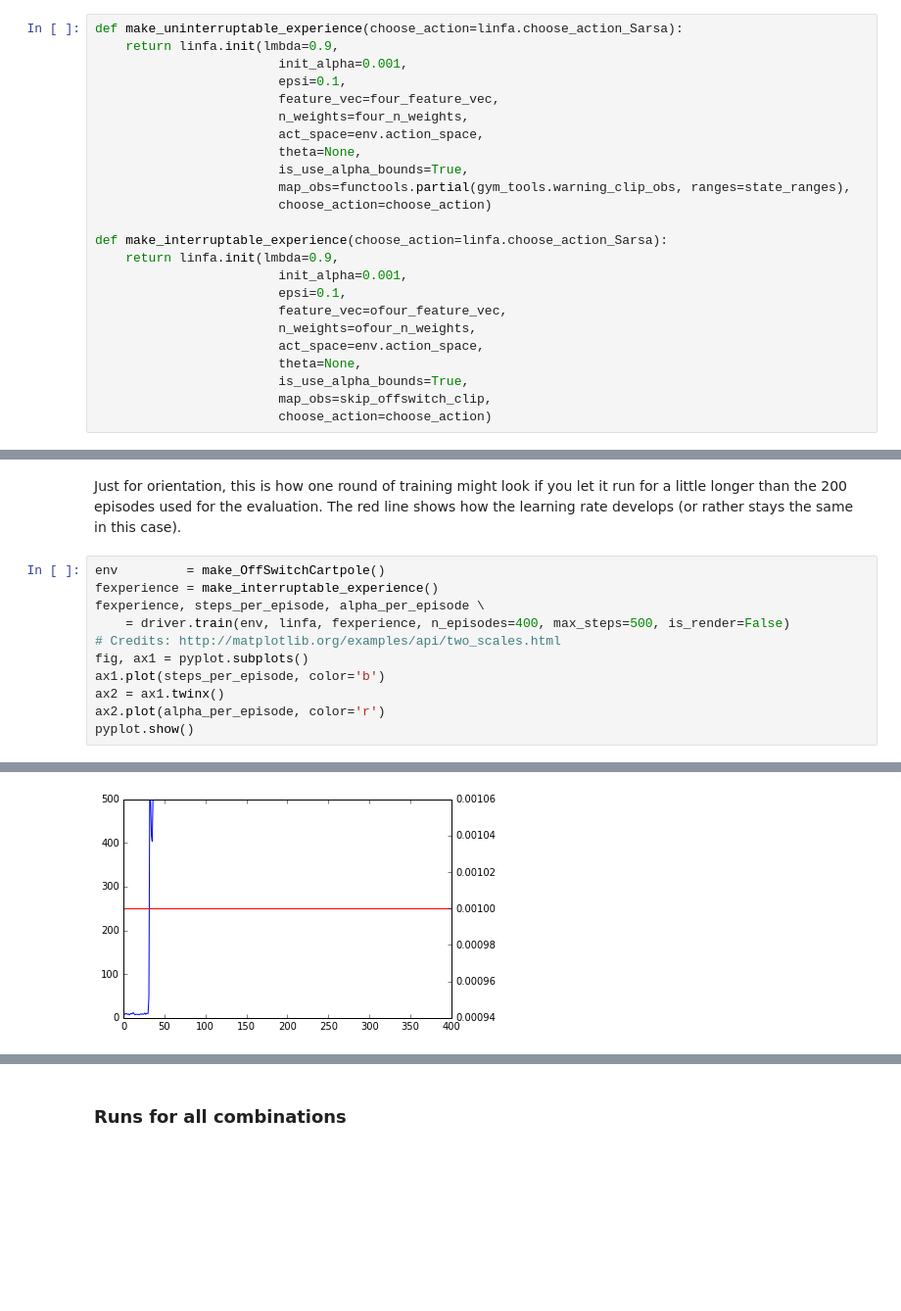
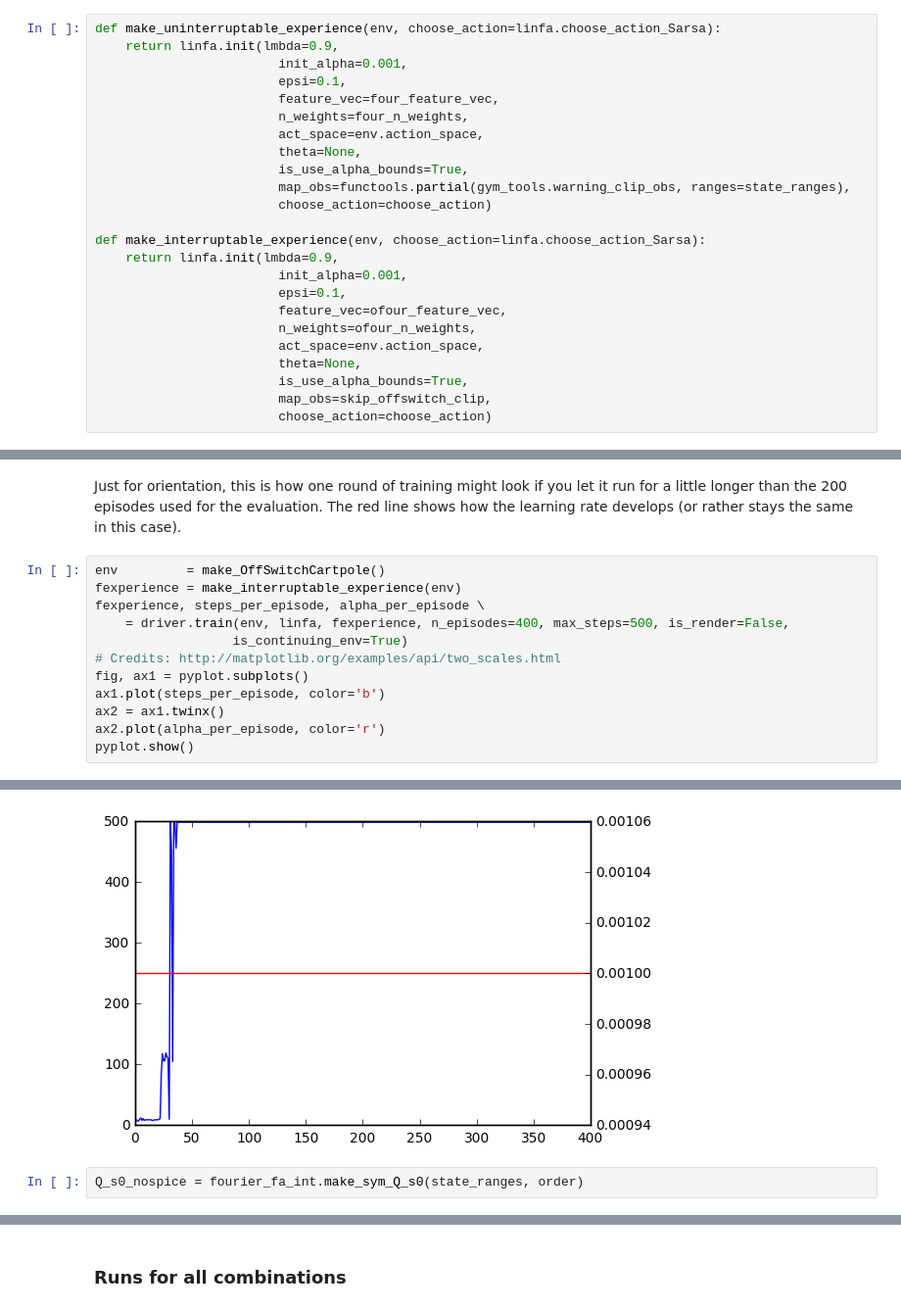
Before and after one commit to rmoehn/cartpole, a Jupyter notebook: notebooks/ProcessedOSCP.ipynb, the cells around one changed output, grey strips where cells are left out. Shown at 98% size. Drawn from its saved outputs; the diff is of its cells as text; blank space fills up the shorter version.

```diff
--- a/notebooks/ProcessedOSCP.ipynb
+++ b/notebooks/ProcessedOSCP.ipynb
@@ -153,7 +158,7 @@ def ordinary_xpos(o):
 # %% [markdown]
 The learners I assess are my own implementations of Sarsa(λ) and Q-learning. They use an AlphaBounds schedule [5] for the learning rate. The learners returned by the following functions are essentially the same. Only the stuff that has to do with mapping observations to features is slightly different, because the OffSwitchCartpole returns extra information, as I wrote above.
 # %%
-def make_uninterruptable_experience(choose_action=linfa.choose_action_Sarsa):
+def make_uninterruptable_experience(env, choose_action=linfa.choose_action_Sarsa):
     return linfa.init(lmbda=0.9,
                         init_alpha=0.001,
                         epsi=0.1,
@@ -165,7 +170,7 @@ def make_uninterruptable_experience(choose_action=linfa.choose_action_Sarsa):
                         map_obs=functools.partial(gym_tools.warning_clip_obs, ranges=state_ranges),
                         choose_action=choose_action)
 
-def make_interruptable_experience(choose_action=linfa.choose_action_Sarsa):
+def make_interruptable_experience(env, choose_action=linfa.choose_action_Sarsa):
     return linfa.init(lmbda=0.9,
                         init_alpha=0.001,
                         epsi=0.1,
@@ -226,9 +233,10 @@ x  -2.4          -1        0         1             2.4
 Just for orientation, this is how one round of training might look if you let it run for a little longer than the 200 episodes used for the evaluation. The red line shows how the learning rate develops (or rather stays the same in this case).
 # %%
 env         = make_OffSwitchCartpole()
-fexperience = make_interruptable_experience()
+fexperience = make_interruptable_experience(env)
 fexperience, steps_per_episode, alpha_per_episode \
-    = driver.train(env, linfa, fexperience, n_episodes=400, max_steps=500, is_render=False)
+    = driver.train(env, linfa, fexperience, n_episodes=400, max_steps=500, is_render=False,
+                  is_continuing_env=True)
 # Credits: http://matplotlib.org/examples/api/two_scales.html
 fig, ax1 = pyplot.subplots()
 ax1.plot(steps_per_episode, color='b')
@@ -240 +248,3 @@ pyplot.show()
-[figure, old version]
+[figure, new version]
+# %%
+Q_s0_nospice = fourier_fa_int.make_sym_Q_s0(state_ranges, order)
```
Also changed, not shown: parts of 24 cells of this notebook, 1 other file.
